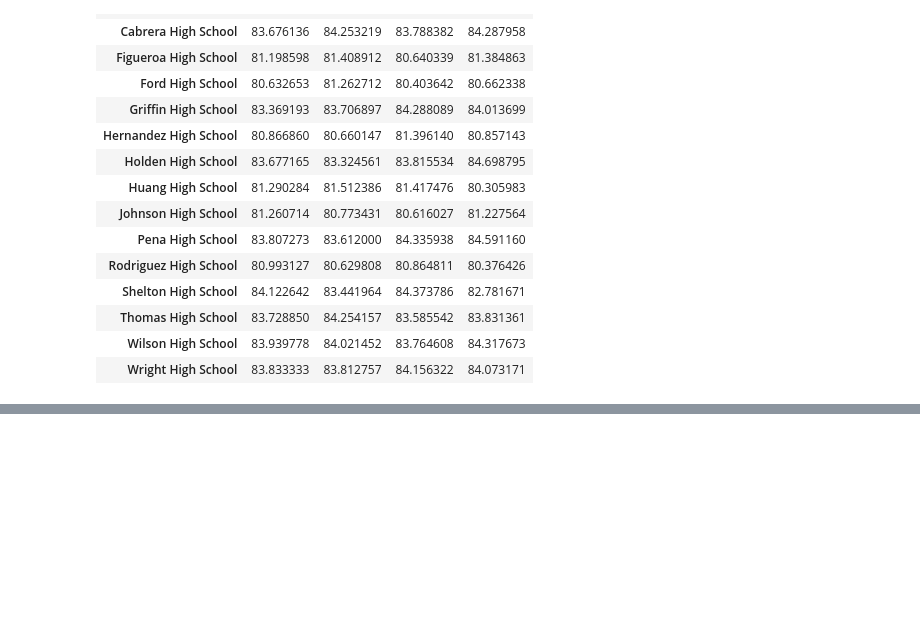
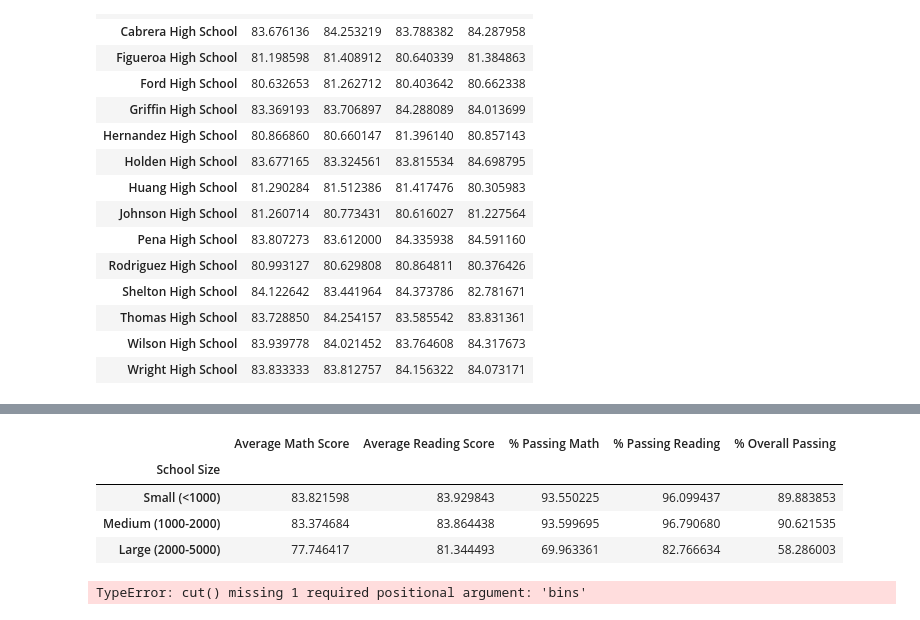
Before and after one commit to stuhunter4/pandas-challenge, a Jupyter notebook: PyCitySchools/PyCitySchools.ipynb, the cells around one changed output, grey strips where cells are left out. Saved outputs shown, nothing was run; the diff lists cells and outputs as text; code cells hidden in the pictures; blank space fills up the shorter version.

```diff
--- a/PyCitySchools/PyCitySchools.ipynb
+++ b/PyCitySchools/PyCitySchools.ipynb
@@ -207,0 +232,40 @@ math_by_grade_df
+# %%
+bins_size = [0, 999, 1999, 5000]
+labels_size = ["Small (<1000)", "Medium (1000-2000)", "Large (2000-5000)"]
+
+school_summ_df["School Size"] = pd.cut(school_summ_df["Total Students"], bins_size, labels=labels_size)
+grouped_size_school = school_summ_df.groupby("School Size")
+
+size_avg_math = grouped_size_school["Average Math Score"].mean()
+size_avg_read = grouped_size_school["Average Reading Score"].mean()
+size_percent_math = grouped_size_school["% Passing Math"].mean()
+size_percent_read = grouped_size_school["% Passing Reading"].mean()
+size_percent_over = grouped_size_school["% Overall Passing"].mean()
+
+scores_by_size_df = pd.DataFrame({"Average Math Score": size_avg_math, "Average Reading Score": size_avg_read, "% Passing Math": size_percent_math, "% Passing Reading": size_percent_read, "% Overall Passing": size_percent_over})
+scores_by_size_df
+# %% [output]
+|  | Average Math Score | Average Reading Score | % Passing Math | % Passing Reading | % Overall Passing |
+| School Size |  |  |  |  |  |
+| Small (<1000) | 83.821598 | 83.929843 | 93.550225 | 96.099437 | 89.883853 |
+| Medium (1000-2000) | 83.374684 | 83.864438 | 93.599695 | 96.790680 | 90.621535 |
+| Large (2000-5000) | 77.746417 | 81.344493 | 69.963361 | 82.766634 | 58.286003 |
+# %%
+#school_summ_df.dtypes
+#school_complete.dtypes
+#bins_type = [0, Charter, District]
+labels_type = ["Charter", "District"]
+
+school_summ_df["School_Type"] = pd.cut(school_summ_df["School Type"], labels=labels_type)
+grouped_type_school = school_summ_df.groupby["School_Type"]
+grouped_type_school["Average Math Score"].mean()
+#type_avg_math = grouped_type_school["Average Math Score"].mean()
+#type_avg_read = grouped_type_school["Average Reading Score"].mean()
+#type_percent_math = grouped_type_school["% Passing Math"].mean()
+#type_percent_read = grouped_type_school["% Passing Reading"].mean()
+#type_percent_over = grouped_type_school["% Overall Passing"].mean()
+
+#scores_by_type_df = pd.DataFrame({"Average Math Score": type_avg_math, "Average Reading Score": type_avg_read, "% Passing Math": type_percent_math, "% Passing Reading": type_percent_read, "% Overall Passing": type_percent_over})
+#scores_by_type_df
+# %% [output]
+TypeError: cut() missing 1 required positional argument: 'bins'
```
Also changed, not shown: parts of 1 cell of this notebook.
